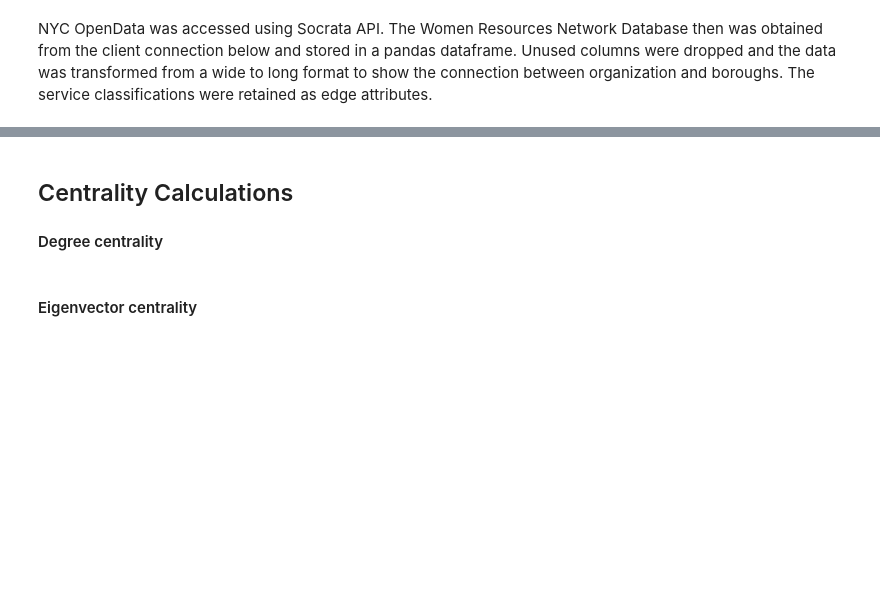
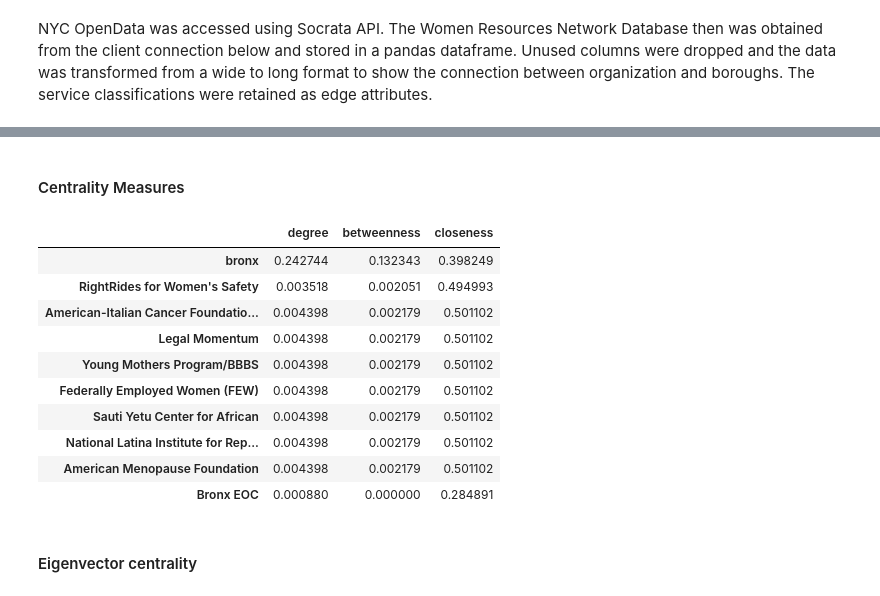
Before and after one commit to miasiracusa/620, a Jupyter notebook: Project-1/Network-Analysis.ipynb, the cells around one changed output, grey strips where cells are left out. Drawn from its saved outputs; the diff is of its cells as text; code cells hidden in the pictures; blank space fills up the shorter version.

```diff
--- a/Project-1/Network-Analysis.ipynb
+++ b/Project-1/Network-Analysis.ipynb
@@ -131,4 +128,2 @@ g.degree(borough)
 # %% [markdown]
-## Centrality Calculations
-
-#### Degree centrality
+#### Centrality Measures
@@ -140,2 +130,23 @@ boro_degree
+# %%
+c = pd.DataFrame()
+#c['eig_centrality'] = nx.eigenvector_centrality(g).values()
+c['degree'] = nx.degree_centrality(g).values()
+c['betweenness'] = nx.betweenness_centrality(g).values()
+c['closeness'] = nx.closeness_centrality(g).values()
+c.index = list(g)
+c.sort_values(['degree','betweenness','closeness'])
+c.head(10)
+# %% [output]
+|  | degree | betweenness | closeness |
+| bronx | 0.242744 | 0.132343 | 0.398249 |
+| RightRides for Women's Safety | 0.003518 | 0.002051 | 0.494993 |
+| American-Italian Cancer Foundatio... | 0.004398 | 0.002179 | 0.501102 |
+| Legal Momentum | 0.004398 | 0.002179 | 0.501102 |
+| Young Mothers Program/BBBS | 0.004398 | 0.002179 | 0.501102 |
+| Federally Employed Women (FEW) | 0.004398 | 0.002179 | 0.501102 |
+| Sauti Yetu Center for African | 0.004398 | 0.002179 | 0.501102 |
+| National Latina Institute for Rep... | 0.004398 | 0.002179 | 0.501102 |
+| American Menopause Foundation | 0.004398 | 0.002179 | 0.501102 |
+| Bronx EOC | 0.000880 | 0.000000 | 0.284891 |
 # %% [markdown]
 #### Eigenvector centrality
```
Also changed, not shown: parts of 11 cells of this notebook.
